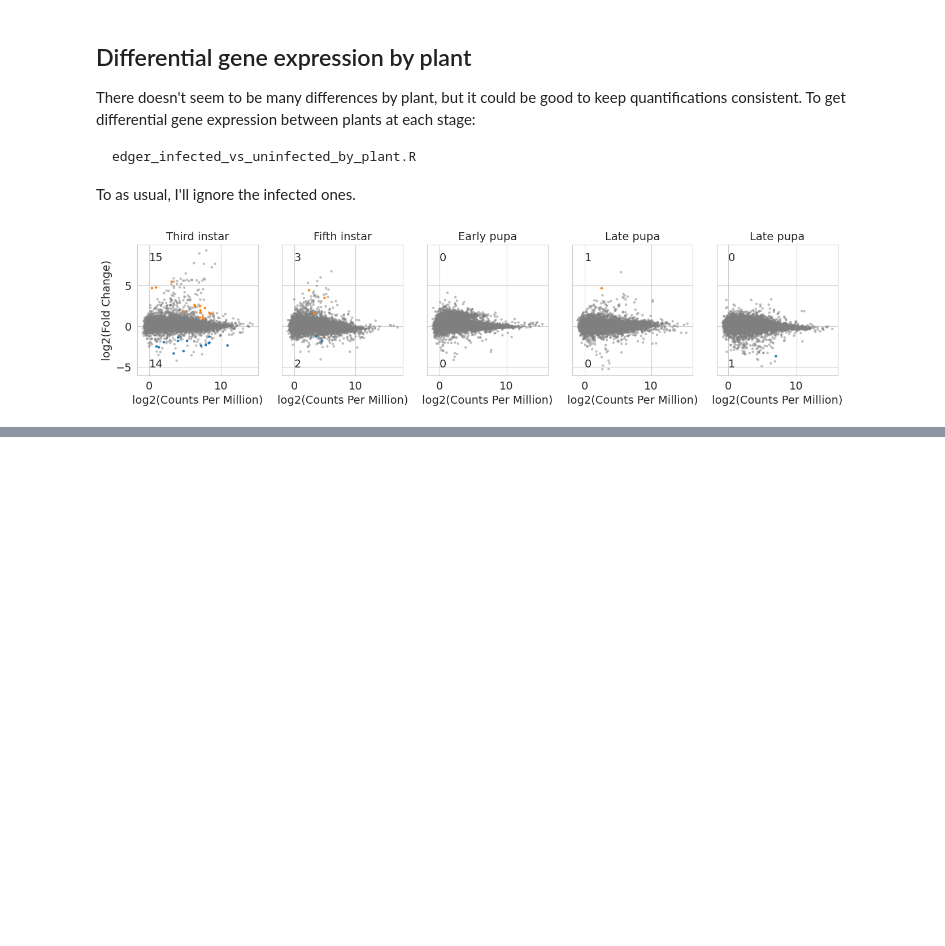
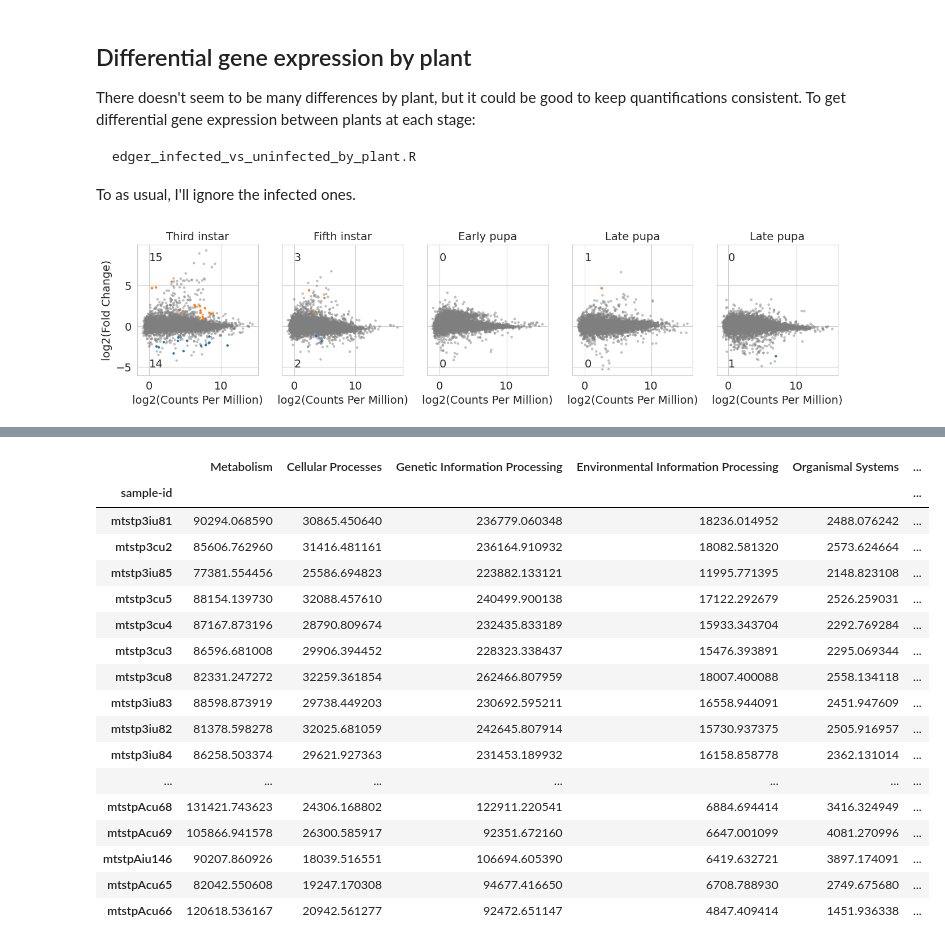
Before and after one commit to gabe-dubose/mtstp, a Jupyter notebook: analysis/notebooks/01_global_expression_comparisons.ipynb, the cells around one changed output, grey strips where cells are left out. Cells and saved outputs as stored; diff of their text form; code cells hidden in the pictures; blank space fills up the shorter version.

```diff
--- a/analysis/notebooks/01_global_expression_comparisons.ipynb
+++ b/analysis/notebooks/01_global_expression_comparisons.ipynb
@@ -806,0 +886,29 @@ plt.savefig('/home/gabe/Desktop/mtstp/figures/dges_by_plant.pdf')
+# %%
+#now I need to add metadata
+plant = []
+developmental_stage = []
+
+for sample in list(function_level1_df.index):
+    plant_type = sample[6]
+    stage = sample[5]
+
+    if plant_type == 'c':
+        plant.append('A. curassavica')
+    elif plant_type == 'i':
+        plant.append('A. incarnata')
+
+    if stage == '3':
+        developmental_stage.append('3rd-instar')
+    elif stage == '5':
+        developmental_stage.append('5th-instar')
+    elif stage == 'E':
+        developmental_stage.append('Early-pupa')
+    elif stage == 'L':
+        developmental_stage.append('Late-pupa')
+    elif stage == 'A':
+        developmental_stage.append('Adult')
+
+#add metadata to dataframe
+
+function_level1_df['plant'] = plant
+function_level1_df['developmental_stage'] = developmental_stage
@@ -806,0 +920,22 @@ plt.savefig('/home/gabe/Desktop/mtstp/figures/dges_by_plant.pdf')
+# %%
+#and now I'll show the new data frame, for documentation
+function_level1_df
+# %% [output]
+|  | Metabolism | Cellular Processes | Genetic Information Processing | Environmental Information Processing | Organismal Systems | ... |
+| sample-id |  |  |  |  |  | ... |
+| mtstp3iu81 | 90294.068590 | 30865.450640 | 236779.060348 | 18236.014952 | 2488.076242 | ... |
+| mtstp3cu2 | 85606.762960 | 31416.481161 | 236164.910932 | 18082.581320 | 2573.624664 | ... |
+| mtstp3iu85 | 77381.554456 | 25586.694823 | 223882.133121 | 11995.771395 | 2148.823108 | ... |
+| mtstp3cu5 | 88154.139730 | 32088.457610 | 240499.900138 | 17122.292679 | 2526.259031 | ... |
+| mtstp3cu4 | 87167.873196 | 28790.809674 | 232435.833189 | 15933.343704 | 2292.769284 | ... |
+| mtstp3cu3 | 86596.681008 | 29906.394452 | 228323.338437 | 15476.393891 | 2295.069344 | ... |
+| mtstp3cu8 | 82331.247272 | 32259.361854 | 262466.807959 | 18007.400088 | 2558.134118 | ... |
+| mtstp3iu83 | 88598.873919 | 29738.449203 | 230692.595211 | 16558.944091 | 2451.947609 | ... |
+| mtstp3iu82 | 81378.598278 | 32025.681059 | 242645.807914 | 15730.937375 | 2505.916957 | ... |
+| mtstp3iu84 | 86258.503374 | 29621.927363 | 231453.189932 | 16158.858778 | 2362.131014 | ... |
+| ... | ... | ... | ... | ... | ... | ... |
+| mtstpAcu68 | 131421.743623 | 24306.168802 | 122911.220541 | 6884.694414 | 3416.324949 | ... |
+| mtstpAcu69 | 105866.941578 | 26300.585917 | 92351.672160 | 6647.001099 | 4081.270996 | ... |
+| mtstpAiu146 | 90207.860926 | 18039.516551 | 106694.605390 | 6419.632721 | 3897.174091 | ... |
+| mtstpAcu65 | 82042.550608 | 19247.170308 | 94677.416650 | 6708.788930 | 2749.675680 | ... |
+| mtstpAcu66 | 120618.536167 | 20942.561277 | 92472.651147 | 4847.409414 | 1451.936338 | ... |
```
Also changed, not shown: parts of 7 cells of this notebook, 5 other files.
